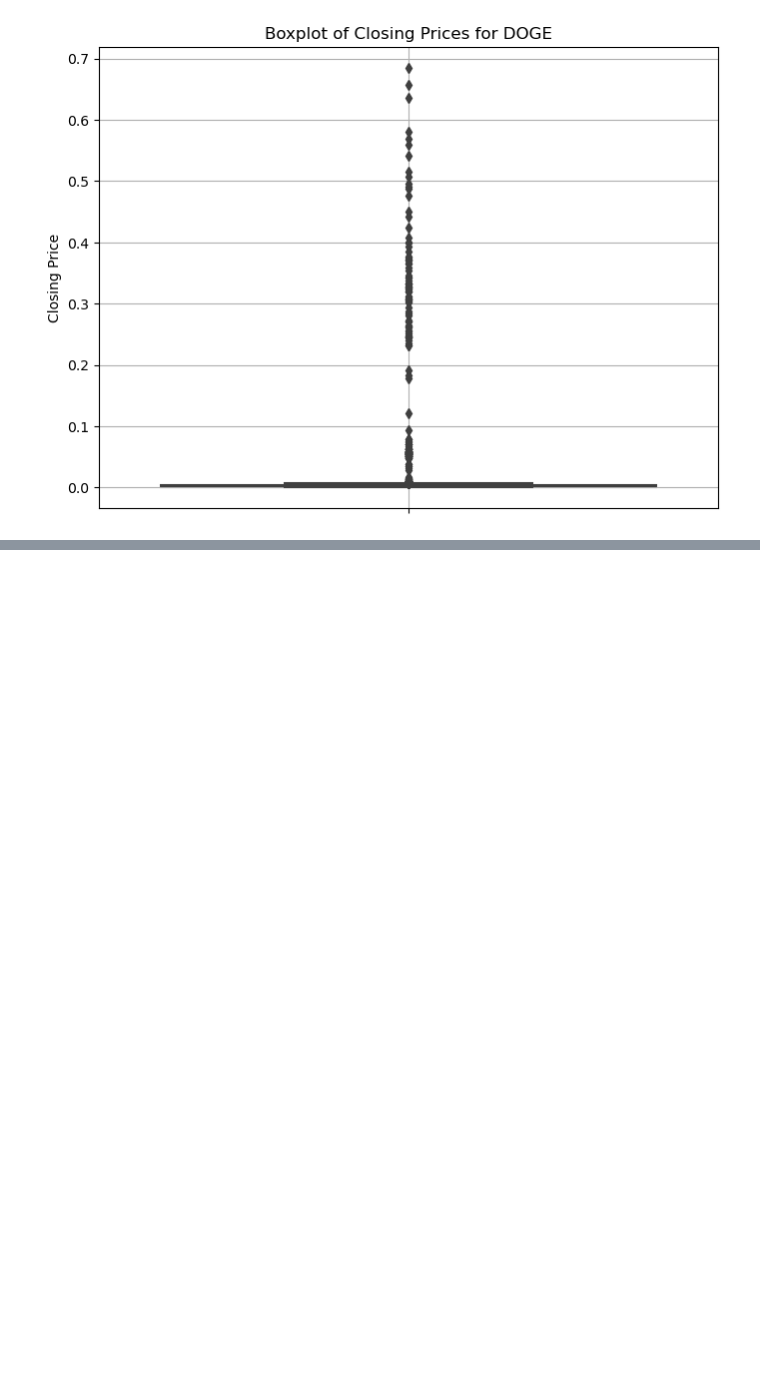
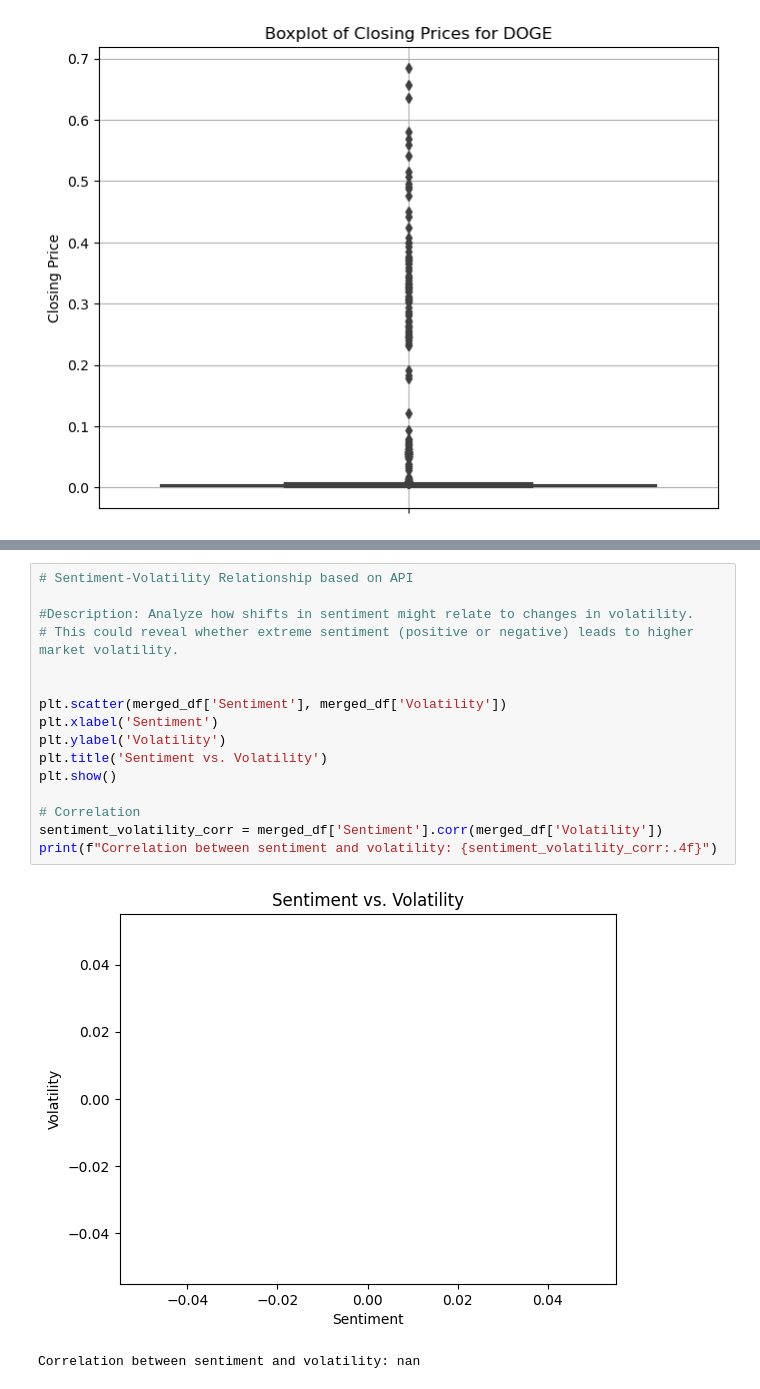
Before and after one commit to Khushboomodha/Project_1, a Jupyter notebook: Crypto.ipynb, the cells around one changed output, grey strips where cells are left out. Cells and saved outputs as stored; diff of their text form; blank space fills up the shorter version.

```diff
--- a/Crypto.ipynb
+++ b/Crypto.ipynb
@@ -635,0 +713,19 @@ print(results.summary())
+# %%
+# Sentiment-Volatility Relationship based on API
+
+#Description: Analyze how shifts in sentiment might relate to changes in volatility.
+# This could reveal whether extreme sentiment (positive or negative) leads to higher market volatility.
+
+
+plt.scatter(merged_df['Sentiment'], merged_df['Volatility'])
+plt.xlabel('Sentiment')
+plt.ylabel('Volatility')
+plt.title('Sentiment vs. Volatility')
+plt.show()
+
+# Correlation
+sentiment_volatility_corr = merged_df['Sentiment'].corr(merged_df['Volatility'])
+print(f"Correlation between sentiment and volatility: {sentiment_volatility_corr:.4f}")
+# %% [output]
+[figure, added]
+Correlation between sentiment and volatility: nan
```
Also changed, not shown: parts of 12 cells of this notebook.
